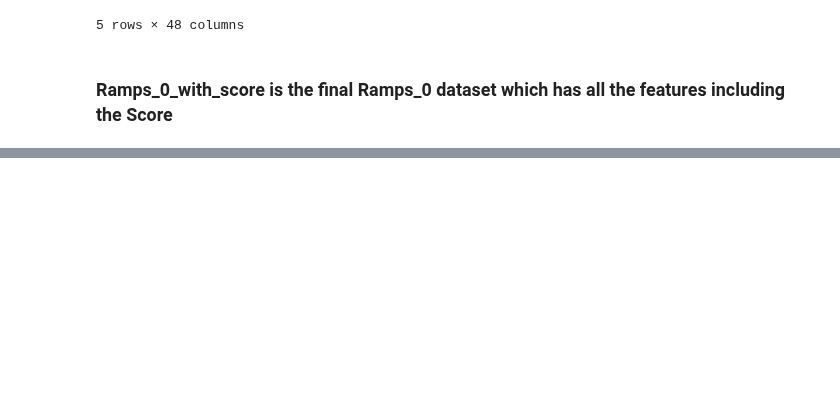
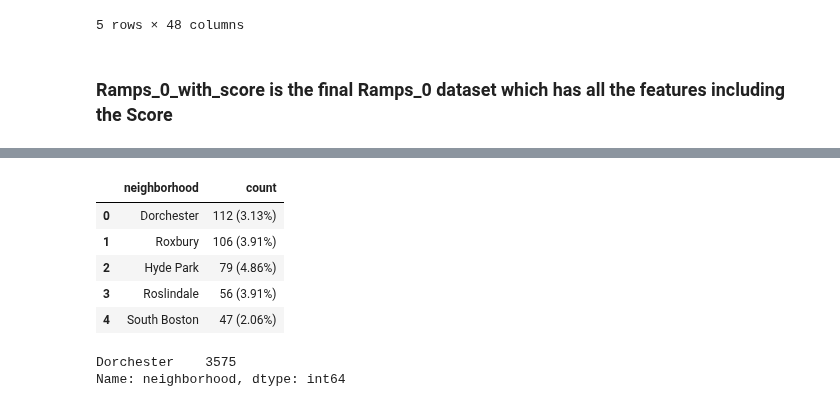
Before and after one commit to BU-Spark/ds-stantec-sidewalks, a Jupyter notebook: spring23-team-1/files/ramps_0_score_analysis.ipynb, the cells around one changed output, grey strips where cells are left out. Drawn from its saved outputs; the diff is of its cells as text; code cells hidden in the pictures; blank space fills up the shorter version.

```diff
--- a/spring23-team-1/files/ramps_0_score_analysis.ipynb
+++ b/spring23-team-1/files/ramps_0_score_analysis.ipynb
@@ -222,0 +273,30 @@ df.head()
+# %%
+top_5_poor = df[df['RAMP_COND'].str.contains("Poor")]['neighborhood'].value_counts().head()
+top_5_poor = top_5_poor.to_frame().reset_index()
+top_5_poor = top_5_poor.rename(columns={'index': 'neighborhood', 'neighborhood': 'count'})
+
+# Add a new column with total count based on neighborhood
+total_count = df.groupby('neighborhood')['neighborhood'].count().to_frame()
+total_count = total_count.rename(columns={'neighborhood': 'total_count'})
+top_5_poor = top_5_poor.merge(total_count, on='neighborhood')
+
+top_5_poor['percentage'] = round((top_5_poor['count'] / top_5_poor['total_count']) * 100, 2)
+
+# Display the updated dataframe
+top_5_poor.sort_values('percentage', ascending = False)
+
+top_5_poor['count'] = top_5_poor.apply(lambda x: f"{x['count']} ({x['percentage']}%)", axis=1)
+top_5_poor = top_5_poor[['neighborhood', 'count']]
+top_5_poor
+# %% [output]
+|  | neighborhood | count |
+| 0 | Dorchester | 112 (3.13%) |
+| 1 | Roxbury | 106 (3.91%) |
+| 2 | Hyde Park | 79 (4.86%) |
+| 3 | Roslindale | 56 (3.91%) |
+| 4 | South Boston | 47 (2.06%) |
+# %%
+df[df['neighborhood'] == 'Dorchester']['neighborhood'].value_counts()
+# %% [output]
+Dorchester    3575
+Name: neighborhood, dtype: int64
```
Also changed, not shown: parts of 5 cells of this notebook, 1 other file.
